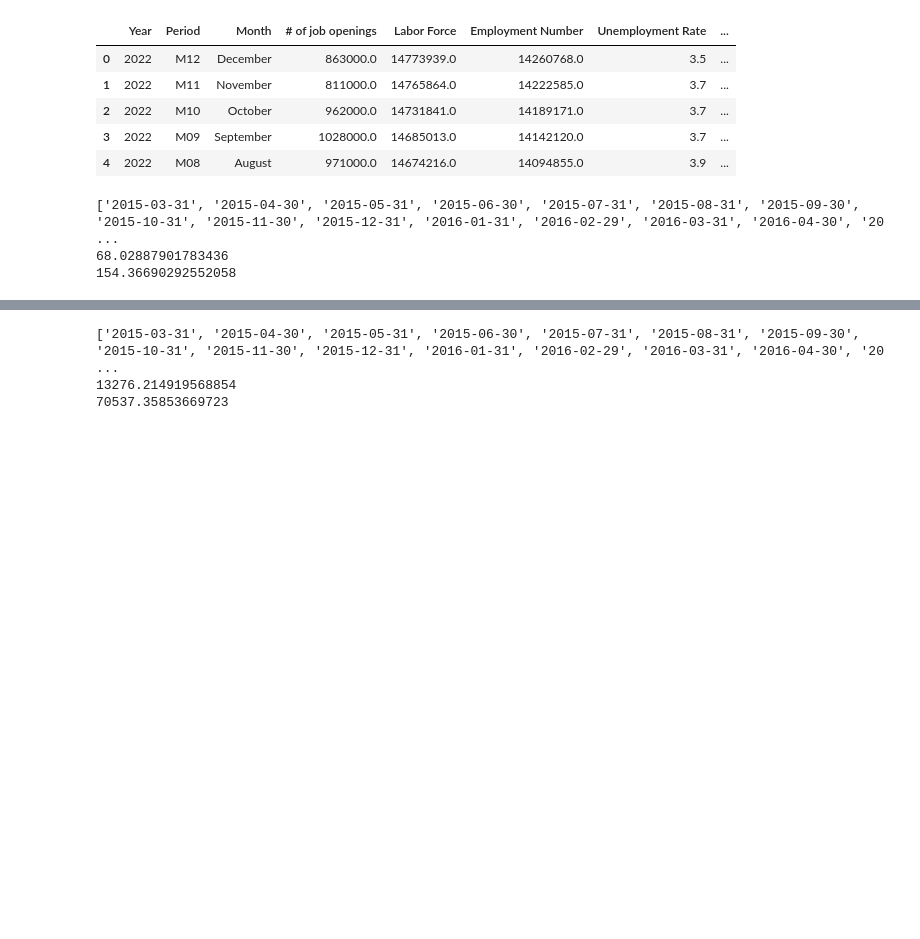
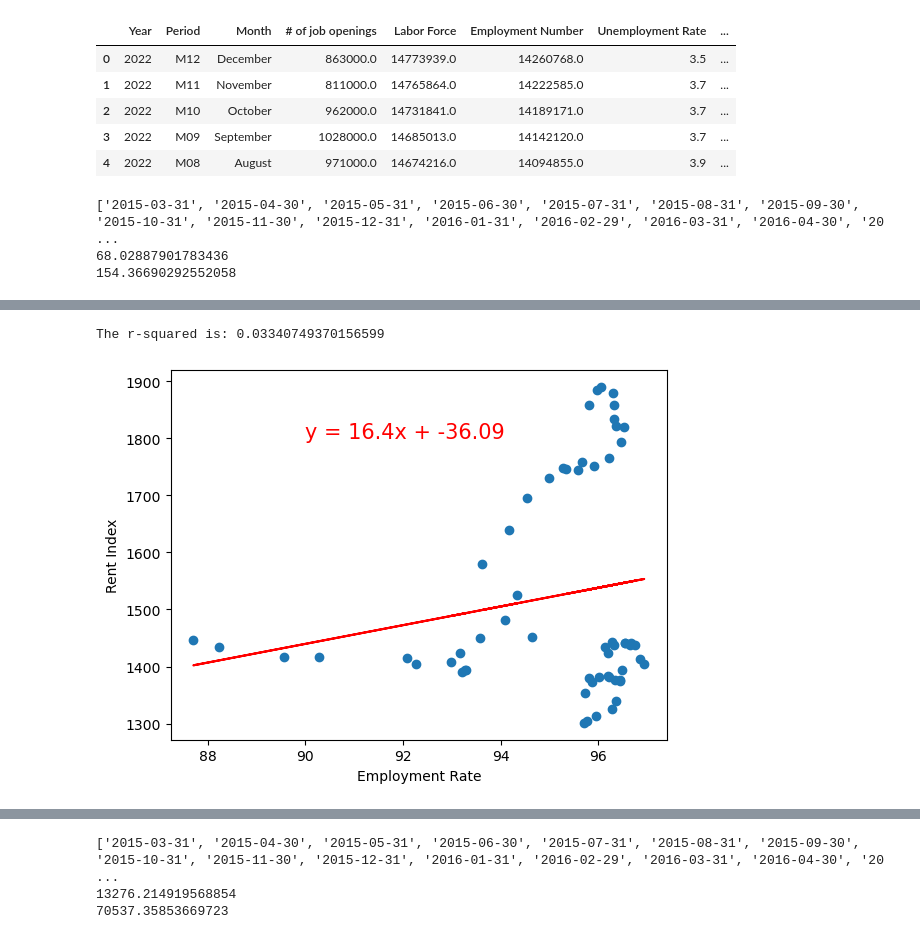
Before and after one commit to lynnlee2002/project-1, a Jupyter notebook: CODEine_project_1.ipynb, the cells around one changed output, grey strips where cells are left out. Drawn from its saved outputs; the diff is of its cells as text; code cells hidden in the pictures; blank space fills up the shorter version.

```diff
--- a/CODEine_project_1.ipynb
+++ b/CODEine_project_1.ipynb
@@ -546,0 +583,5 @@ print(rent_delta_20_22)
+# %%
+merge_6 = pd.merge(merge_5, rent_index_df, how = "outer", left_on=["Month", "Year"], right_on=["Period","year"])
+merge_6 = merge_6.drop(columns=["date","Period_y"])
+merge_6= merge_6.rename(columns = {"Period_x": "Period"})
+merge_6.head()
@@ -547,3 +595,12 @@ print(rent_delta_20_22)
+# %%
+#Linear Regression
+x_values = merge_6["Employment Rate"]
+y_values = merge_6["Rent Index"]
+
+plot_linear_regression(x_values, y_values, "Employment Rate", "Rent Index", (90,1800))
+# %% [output]
+The r-squared is: 0.03340749370156599
+[figure, added]
 # %%
 plt.plot(rent_index_df['date'], rent_index_df['Rent Index'])
 plt.title('Rent Index Before and After the Pandemic')
```
Also changed, not shown: parts of 11 cells of this notebook.
